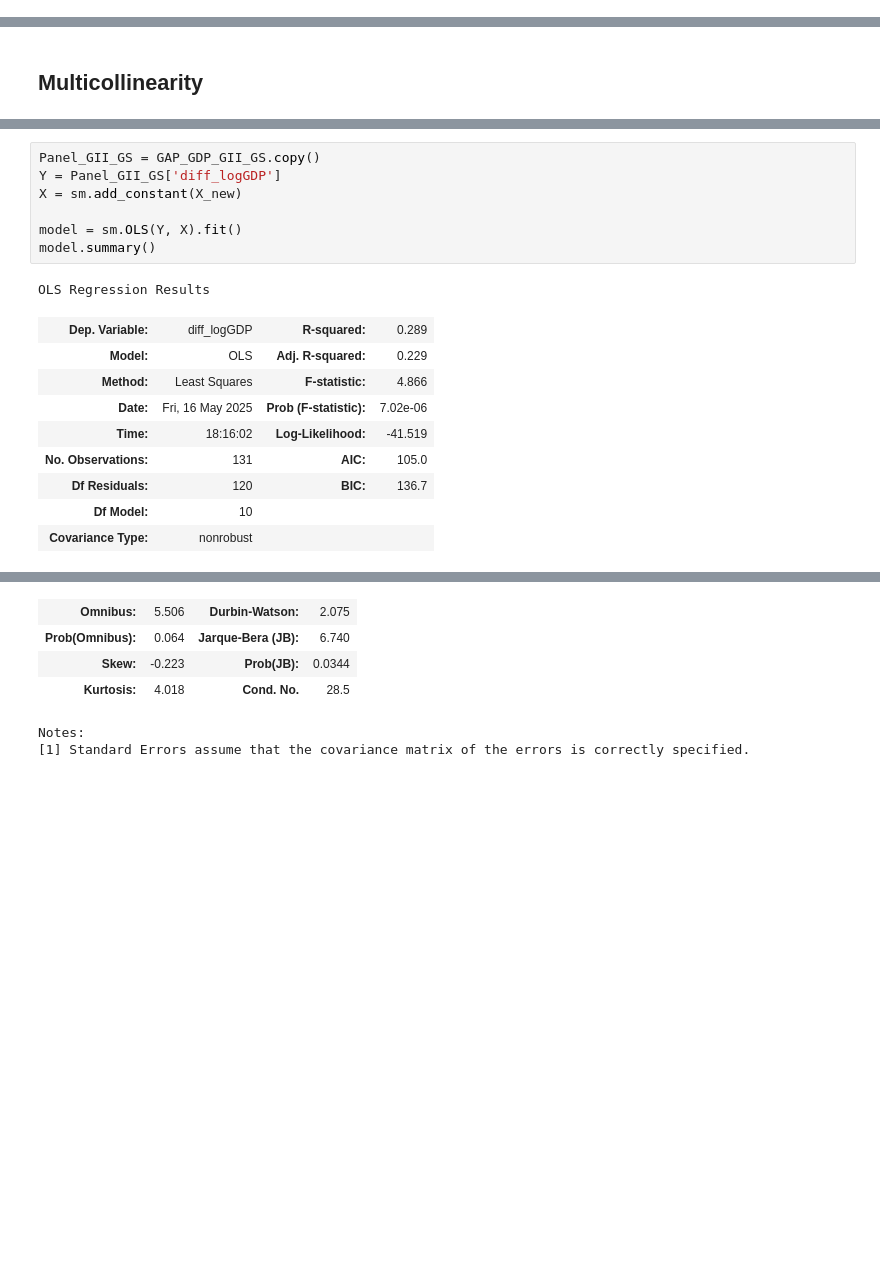
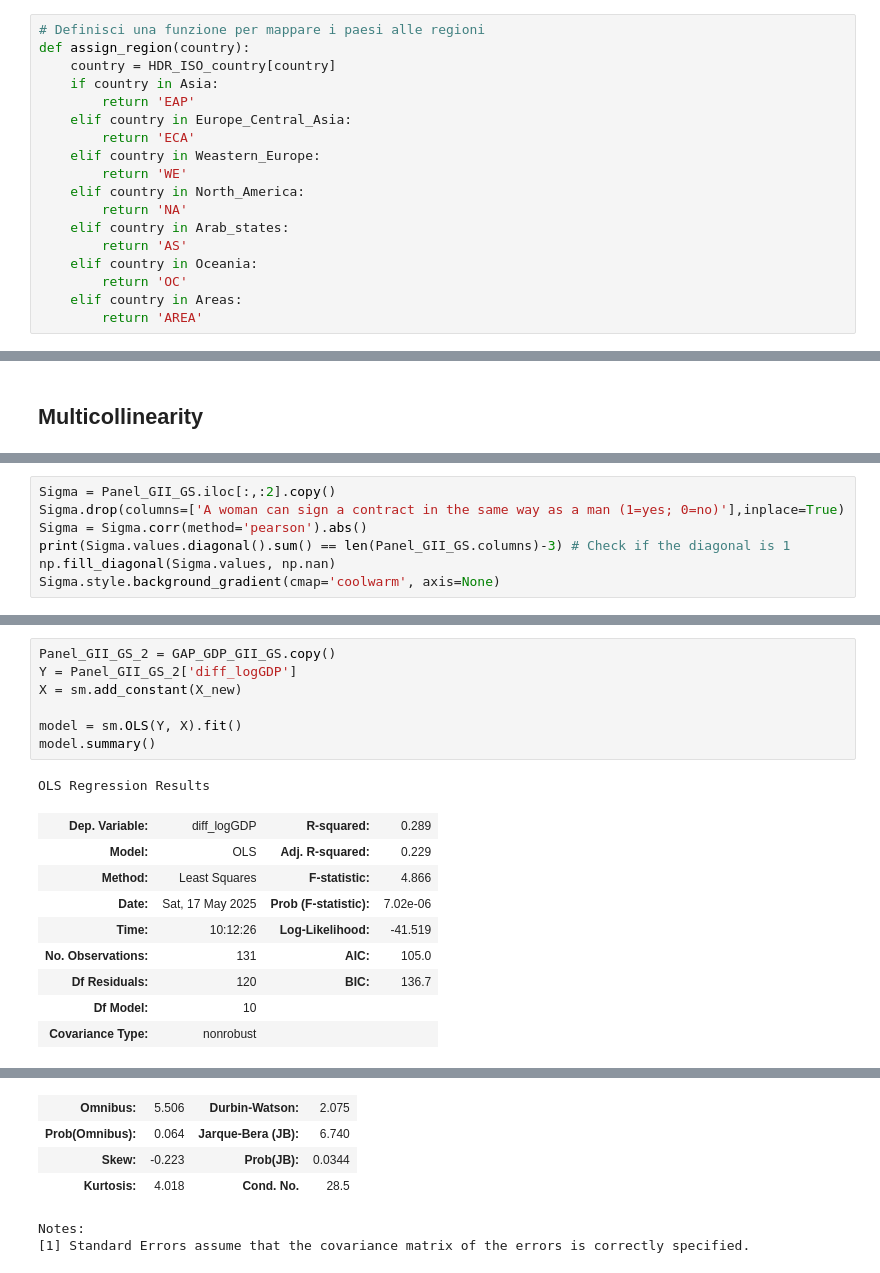
Before and after one commit to gianluca-filesi/Thesis, a Jupyter notebook: v7_gaps.ipynb, the cells around one changed output, grey strips where cells are left out. Drawn from its saved outputs; the diff is of its cells as text; blank space fills up the shorter version.

```diff
--- a/v7_gaps.ipynb
+++ b/v7_gaps.ipynb
@@ -11,6 +11,24 @@ import plotly.express as px
 sns.set_theme()
 # %% [markdown]
 # Functions
+# %%
+# Definisci una funzione per mappare i paesi alle regioni
+def assign_region(country):
+    country = HDR_ISO_country[country]
+    if country in Asia:
+        return 'EAP'
+    elif country in Europe_Central_Asia:
+        return 'ECA'
+    elif country in Weastern_Europe:
+        return 'WE'
+    elif country in North_America:
+        return 'NA'
+    elif country in Arab_states:
+        return 'AS'
+    elif country in Oceania:
+        return 'OC'
+    elif country in Areas:
+        return 'AREA'
 # %%
 def Pivoting(df): # Function to pivot the dataframe
     df_r = df.pivot(index=['iso3','hdicode','region','year'], columns='indicator_name', values='value').reset_index()
@@ -517,3 +534,10 @@ Sigma.style.background_gradient(cmap='coolwarm', axis=None)
 | There is legislation specifically... | 0.015243 | 0.167471 | 0.506661 | 0.419539 | ... |
 | There is no legal provision that ... | 0.275156 | 0.077188 | 0.506661 | 0.595129 | ... |
 | There is paid parental leave (1=y... | 0.008581 | 0.287116 | 0.199274 | 0.297818 | ... |
+# %%
+Sigma = Panel_GII_GS.iloc[:,:2].copy()
+Sigma.drop(columns=['A woman can sign a contract in the same way as a man (1=yes; 0=no)'],inplace=True)
+Sigma = Sigma.corr(method='pearson').abs()
+print(Sigma.values.diagonal().sum() == len(Panel_GII_GS.columns)-3) # Check if the diagonal is 1
+np.fill_diagonal(Sigma.values, np.nan)
+Sigma.style.background_gradient(cmap='coolwarm', axis=None)
@@ -562,19 +604,19 @@ Dropping 'Criminal penalties or civil remedies exist for sexual harassment in em
 Dropping 'Paid leave is available to fathers (1=yes; 0=no)' (VIF = 5.05)
 All VIFs are below threshold.
 # %%
-Panel_GII_GS = GAP_GDP_GII_GS.copy()
-Y = Panel_GII_GS['diff_logGDP']
+Panel_GII_GS_2 = GAP_GDP_GII_GS.copy()
+Y = Panel_GII_GS_2['diff_logGDP']
 X = sm.add_constant(X_new)
 
 model = sm.OLS(Y, X).fit()
 model.summary()
 # %% [output]
 OLS Regression Results
 | Dep. Variable: | diff_logGDP | R-squared: | 0.289 |
 | Model: | OLS | Adj. R-squared: | 0.229 |
 | Method: | Least Squares | F-statistic: | 4.866 |
-| Date: | Fri, 16 May 2025 | Prob (F-statistic): | 7.02e-06 |
-| Time: | 18:16:02 | Log-Likelihood: | -41.519 |
+| Date: | Sat, 17 May 2025 | Prob (F-statistic): | 7.02e-06 |
+| Time: | 10:12:26 | Log-Likelihood: | -41.519 |
 | No. Observations: | 131 | AIC: | 105.0 |
 | Df Residuals: | 120 | BIC: | 136.7 |
 | Df Model: | 10 |  |  |
```
Also changed, not shown: parts of 10 cells of this notebook, 17 other files.
